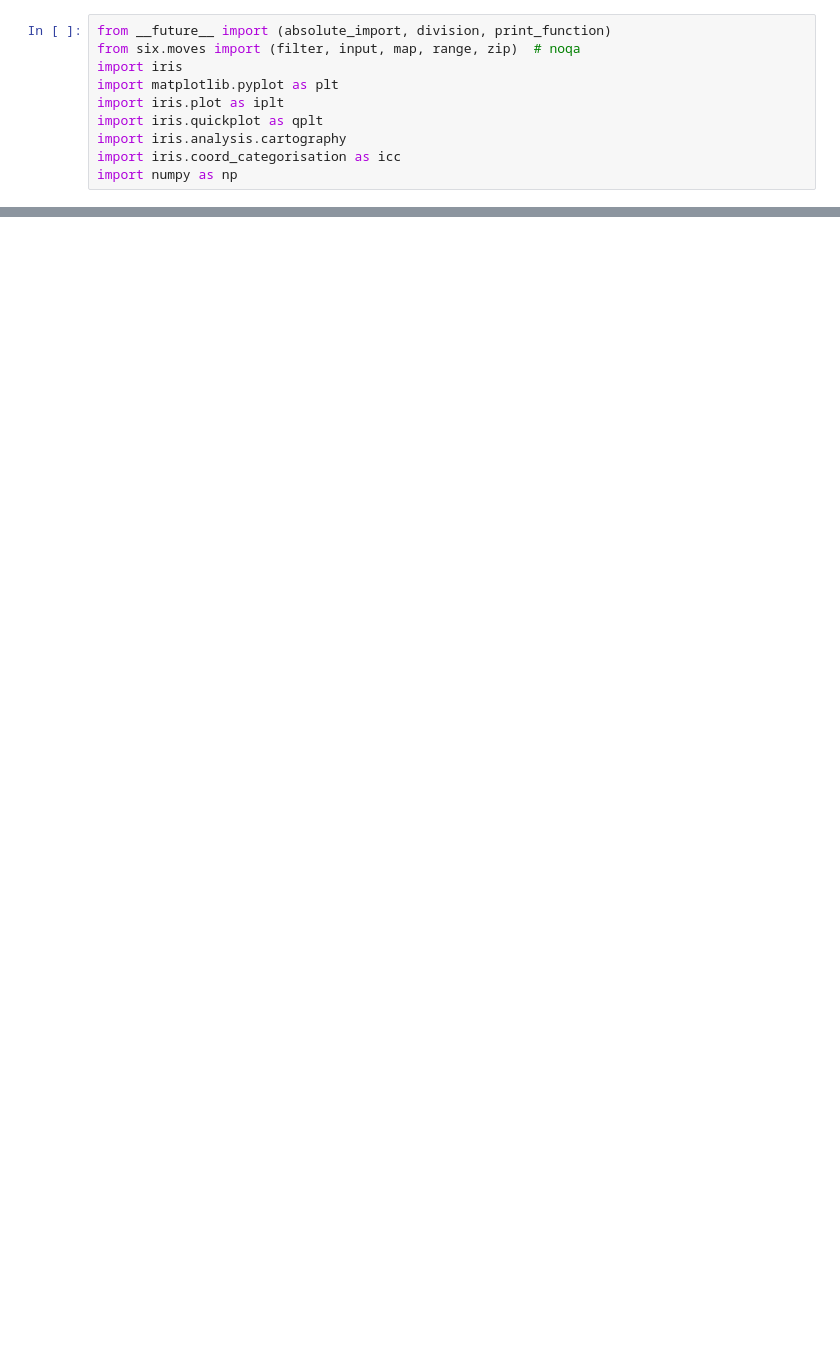
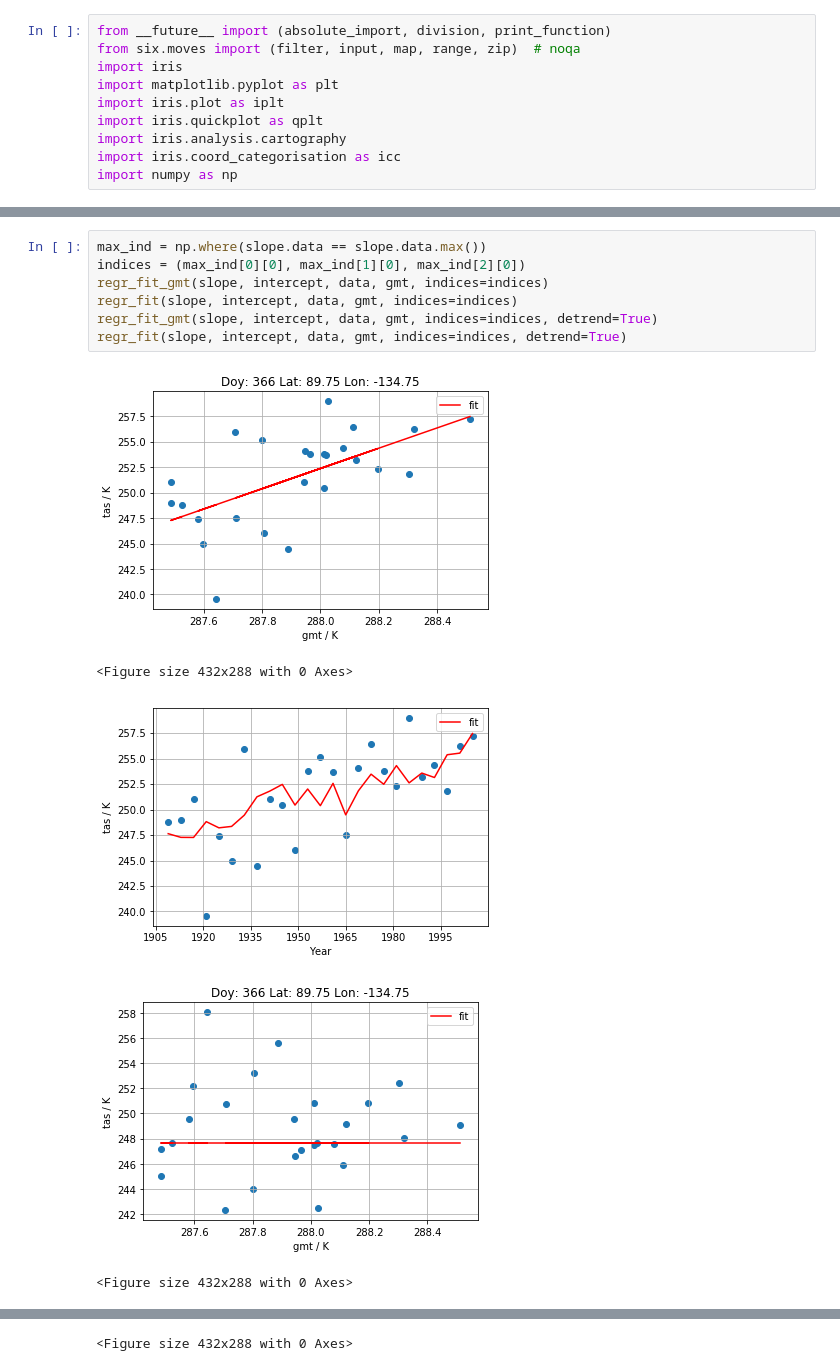
Before and after one commit to ISI-MIP/attrici, a Jupyter notebook: visualization.ipynb, the cells around one changed output, grey strips where cells are left out. Saved outputs shown, nothing was run; the diff lists cells and outputs as text; blank space fills up the shorter version.

```diff
--- a/visualization.ipynb
+++ b/visualization.ipynb
@@ -144,0 +213,13 @@ array([1901., 1902., 1903., 1904., 1905., 1906., 1907., 1908., 1909.,
+# %%
+max_ind = np.where(slope.data == slope.data.max())
+indices = (max_ind[0][0], max_ind[1][0], max_ind[2][0])
+regr_fit_gmt(slope, intercept, data, gmt, indices=indices)
+regr_fit(slope, intercept, data, gmt, indices=indices)
+regr_fit_gmt(slope, intercept, data, gmt, indices=indices, detrend=True)
+regr_fit(slope, intercept, data, gmt, indices=indices, detrend=True)
+# %% [output]
+[figure, added]
+<Figure size 432x288 with 0 Axes>
+[figure, added]
+[figure, added]
+<Figure size 432x288 with 0 Axes>
@@ -144,0 +227 @@ array([1901., 1902., 1903., 1904., 1905., 1906., 1907., 1908., 1909.,
+<Figure size 432x288 with 0 Axes>
```
Also changed, not shown: parts of 14 cells of this notebook.
